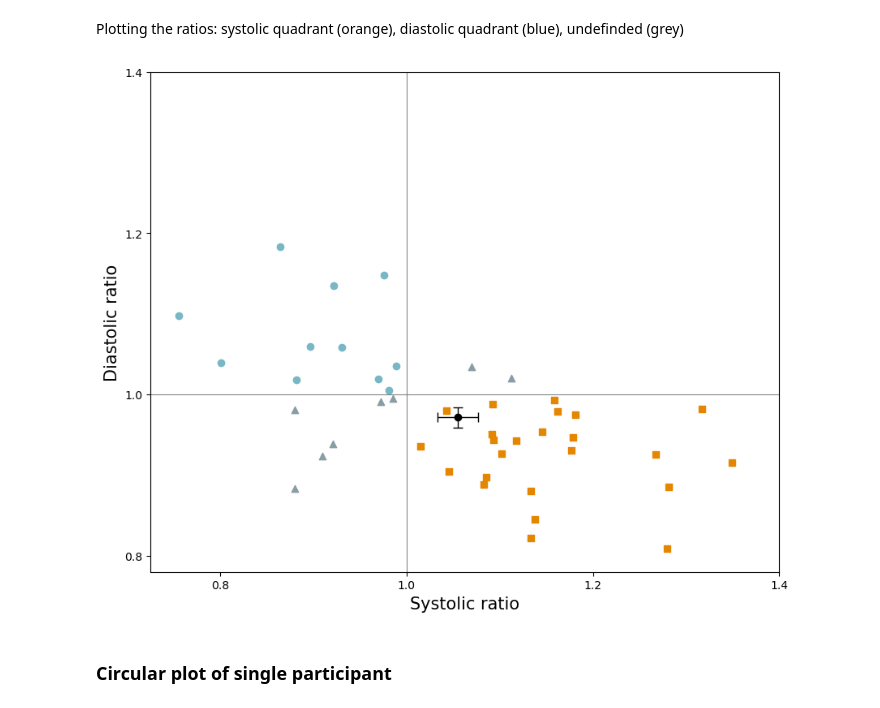
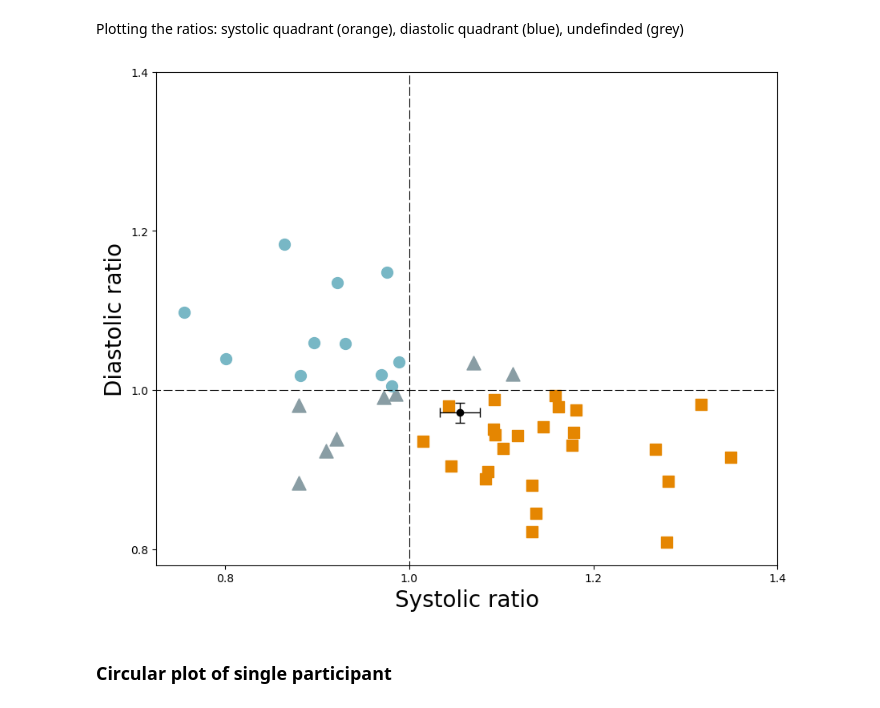
Before and after one commit to emiliahildebrandt/kunzendorf_fork-input, a Jupyter notebook: jupyter.ipynb, the cells around one changed output. Saved outputs shown, nothing was run; the diff lists cells and outputs as text; code cells hidden in the pictures.

```diff
--- a/jupyter.ipynb
+++ b/jupyter.ipynb
@@ -60,44 +59,42 @@ for key, values in allinc.items():
 
     singleinc = pd.DataFrame(values, columns=["r_peaks"])
 
-    # calculate ibi for person
+    # calculate ibi for current person
     ibi = singleinc["r_peaks"].diff()
     ibi = ibi.shift(-1)
     singleinc["ibi"] = ibi
 
-    # import r-tend intervall for each participant
     rtend = r_tend["sys_dur_s"].iloc[count]
     qonR = log_enc["qonR"].iloc[needed_rows]
     peplength = log_enc["pep"].iloc[needed_rows]
     crop = data_bins[data_bins.vp == key].crop.values
-    qt = qonR + rtend # get complete length of systole from q to t wave
+    qt = qonR + rtend # get complete length of systole (q to t wave)
     singleinc["qwave"] = singleinc["r_peaks"] - qonR
     ep = float(qt - peplength)
     singleinc["sys_end"] = singleinc.r_peaks + rtend
-    # import file with clicks for each loop
     click = pd.DataFrame(log_enc["click1onset_ecgtime_s"][needed_rows: needed_rows +120])
     click.columns = ["clicks"]
 
     needed_rows = needed_rows + 120
 
-    #create bins
+    #create cardiac phase bins
     pep = []
     sys = []
     xtime = []
     dias = []
 
-    # loop through clicks and sort them into bins (binary)
+    # loop through button presses and sort them into bins (binary)
     for index, row in singleinc.iterrows():
-        q = row["qwave"]
+        qwave = row["qwave"]
         r = row["r_peaks"]
-        tend = row["sys_end"]
+        sys_end = row["sys_end"]
         xlen = 0.05
-        next_q = singleinc.loc[index + 1, "qwave"] if index + 1 < len(singleinc) else float("inf") # infinitive
+        next_q = singleinc.loc[index + 1, "qwave"] if index + 1 < len(singleinc) else float("inf")
 
-        pepclick = click.loc[(click["clicks"] >= q) & (click["clicks"] <= (q + peplength))]
-        syst = click.loc[(click["clicks"] > (q + peplength)) & (click["clicks"] <= tend)] # sorts into systole if click between r peak and systole-end (twave end)
-        xperiod = click.loc[(click["clicks"] > tend) & (click["clicks"] <= (tend + xlen))]
-        diast = click.loc[(click["clicks"] > (tend + xlen)) & (click["clicks"] < next_q)] # sorts into diastole if click between systole end and next r peak
+        pepclick = click.loc[(click["clicks"] >= qwave) & (click["clicks"] <= (qwave + peplength))]
+        syst = click.loc[(click["clicks"] > (qwave + peplength)) & (click["clicks"] <= sys_end)] # sorts into systole if click between r peak and systole-end (twave end)
+        xperiod = click.loc[(click["clicks"] > sys_end) & (click["clicks"] <= (sys_end + xlen))]
+        diast = click.loc[(click["clicks"] > (sys_end + xlen)) & (click["clicks"] < next_q)] # sorts into diastole if click between systole end and next r peak
         pep.extend(pepclick["clicks"].tolist()) # appending binned values to list
         sys.extend(syst["clicks"].tolist()) # appending binned values to list
         xtime.extend(xperiod["clicks"].tolist()) # appending binned values to list
@@ -112,7 +109,7 @@ for key, values in allinc.items():
     x_clicks = len(x_df)
     dias_clicks = len(dias_df)
 
-    # circular transformation
+    # circular transformation of button press onsets
     for index, row in click.iterrows():
         diff = row["clicks"] - singleinc.r_peaks
         diff = diff [diff > 0]
@@ -127,7 +124,6 @@ for key, values in allinc.items():
         click_circ.append(res)
     click["circ"] = click_circ
 
-    # define ratios of clicks in phases of the cardiac cycle to take different phase lengths into account (other cardiac phases are not important here)
     rr = click.clos_ibi.mean()
     diaslength = rr - qt - 0.050
     sysrel = (sys_clicks / 120) / (ep / rr) # syspat is length of sys
@@ -144,7 +140,6 @@ for key, values in allinc.items():
     allclicks = pd.concat([allclicks, temp], ignore_index = True)
     singleinc["inc"] = key
     click["inc"] = key
-
     rtend_new = pd.DataFrame({'inc': [key], 'sys_dur': [rtend]})
     rtend_df = pd.concat([rtend_df, rtend_new])
     allincs = pd.concat([allincs, click], ignore_index = True)
@@ -290,23 +297,23 @@ dias_mean = spec_clicks["diasrel"].mean()
 Plotting the ratios: systolic quadrant (orange), diastolic quadrant (blue), undefinded (grey)
 # %%
 fig, ax = plt.subplots(figsize=(10, 8))
-ax.axline((1, 0.8), (1, 1.2 ), linewidth = 0.8, color = "gray")
-ax.axline((0.8, 1), (1.2, 1), linewidth = 0.8, color = "gray")
-ax.scatter(spec_clicks[(small_sys) & (small_dias)].sysrel, spec_clicks[(small_sys) & (small_dias)].diasrel, color="#899DA4", marker="^")
-ax.scatter(spec_clicks[(small_sys) & (big_dias)].sysrel, spec_clicks[(small_sys) & (big_dias)].diasrel, color="#78B7C5")
-ax.scatter(spec_clicks[(big_sys) & (small_dias)].sysrel, spec_clicks[(big_sys) & (small_dias)].diasrel, color="#E58601",marker= "s")
-ax.scatter(spec_clicks[(big_sys) & (big_dias)].sysrel, spec_clicks[(big_sys) & (big_dias)].diasrel, color="#899DA4", marker="^")
+ax.axline((1, 0.8), (1, 1.2 ), linewidth = 0.8, linestyle = (5, (10, 3)), color = "black" )
+ax.axline((0.8, 1), (1.2, 1), linewidth = 0.8, linestyle = (5, (10, 3)), color = "black")
+ax.scatter(spec_clicks[(small_sys) & (small_dias)].sysrel, spec_clicks[(small_sys) & (small_dias)].diasrel, color="#899DA4", marker="^", s = 150)
+ax.scatter(spec_clicks[(small_sys) & (big_dias)].sysrel, spec_clicks[(small_sys) & (big_dias)].diasrel, color="#78B7C5", s = 100)
+ax.scatter(spec_clicks[(big_sys) & (small_dias)].sysrel, spec_clicks[(big_sys) & (small_dias)].diasrel, color="#E58601",marker= "s", s = 100)
+ax.scatter(spec_clicks[(big_sys) & (big_dias)].sysrel, spec_clicks[(big_sys) & (big_dias)].diasrel, color="#899DA4", marker="^", s = 150)
 plt.errorbar( sys_mean, dias_mean, xerr = st.sem(spec_clicks.sysrel), yerr= st.sem(spec_clicks.diasrel),fmt='o', color = "black", elinewidth=1, capsize=4)
-plt.xlabel("Systolic ratio", fontsize=15 )
-plt.ylabel("Diastolic ratio", fontsize = 15)
+plt.xlabel("Systolic ratio", fontsize= 20 )
+plt.ylabel("Diastolic ratio", fontsize = 20)
 plt.xticks([0.8, 1.0, 1.2, 1.4])
 plt.yticks([0.8, 1.0, 1.2, 1.4])
 plt.rcParams["figure.figsize"]= [4.5,4.5]
 #plt.title("Systolic and Diastolic Ratios of all Participants")
 plt.savefig("_figures/_figures_translation/binary_scatterplot.png", dpi=350)
 plt.show()
 # %% [output]
-[figure, old version]
+[figure, new version]
 # %% [markdown]
 ### Circular plot of single participant
 # %% [markdown]
```
Also changed, not shown: parts of 17 cells of this notebook.
